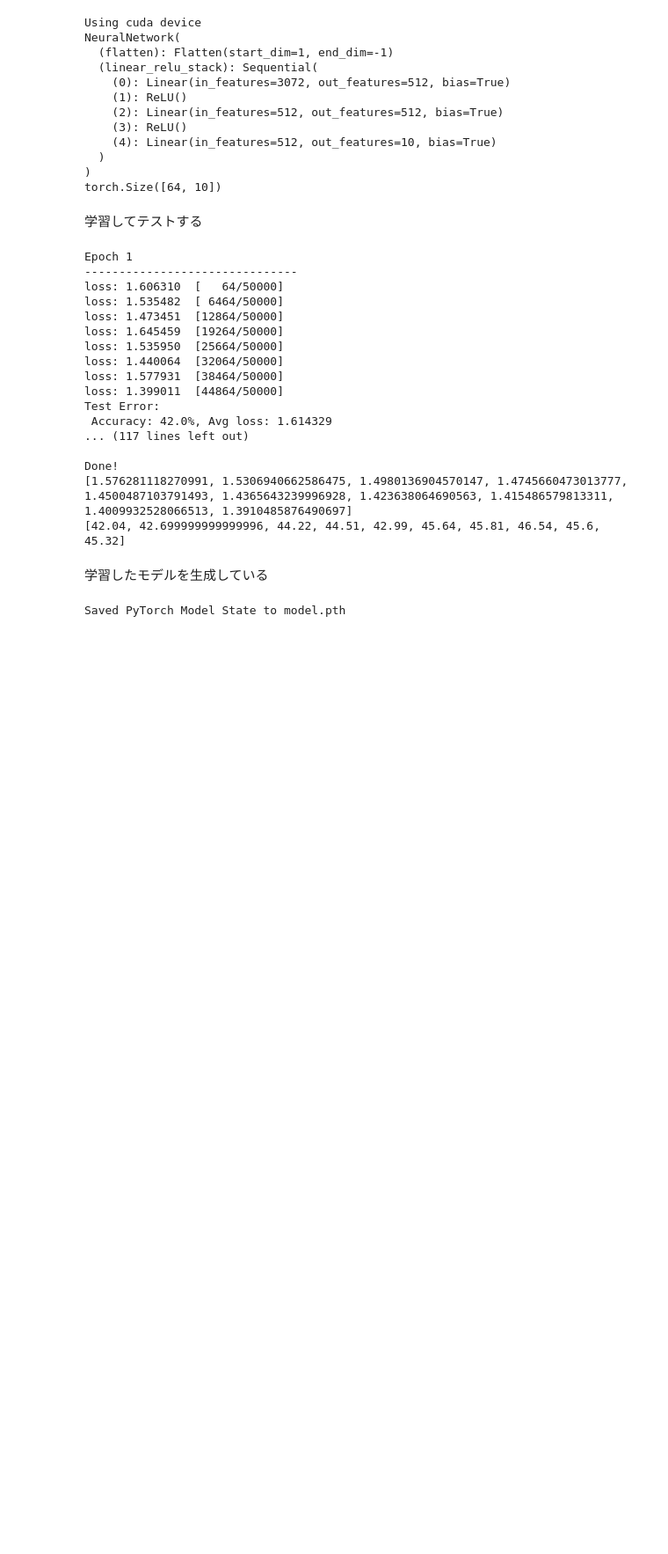
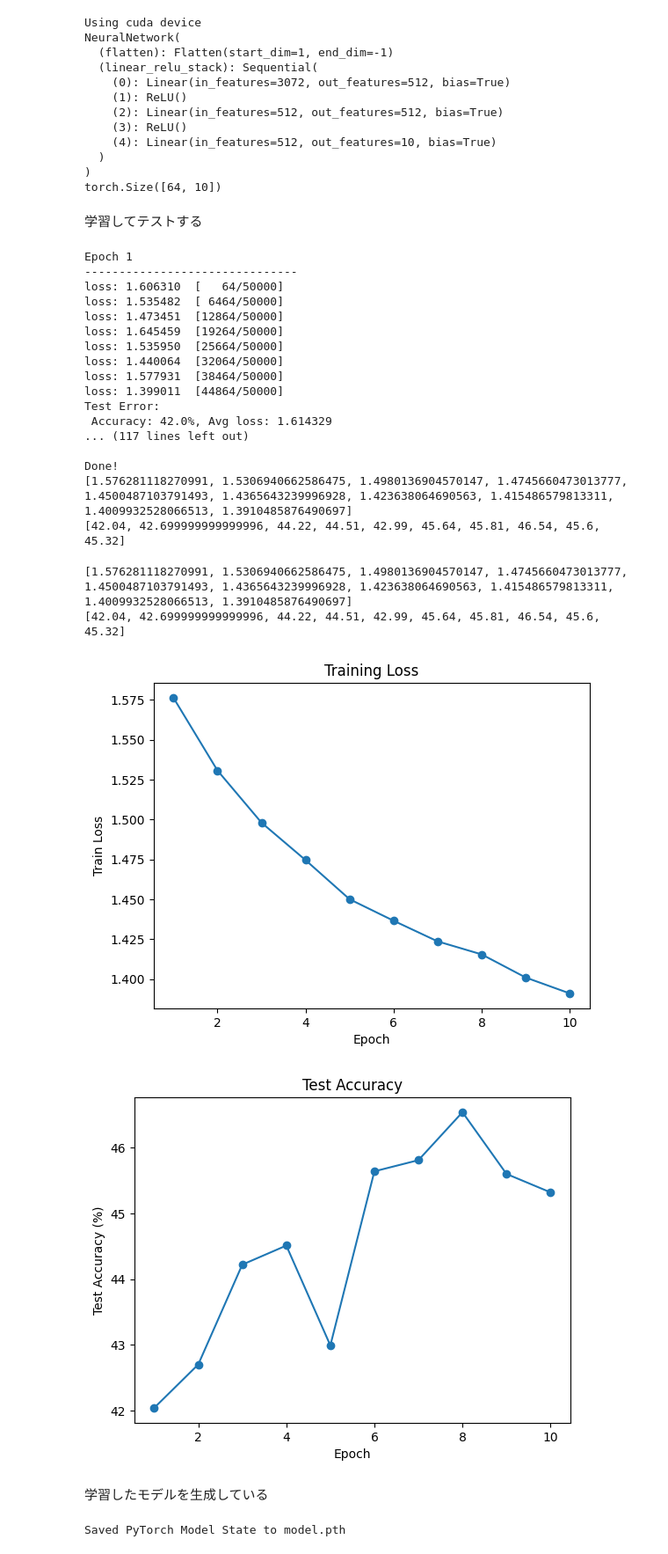
Before and after one commit to juuuuuuuuuuuuuun/pytorch-cifar10, a Jupyter notebook: sutdy_nn.ipynb, the cells around one changed output. Shown at 88% size. Cells and saved outputs as stored; diff of their text form; code cells hidden in the pictures; blank space fills up the shorter version.

```diff
--- a/sutdy_nn.ipynb
+++ b/sutdy_nn.ipynb
@@ -173,6 +173,33 @@ Test Error:
 Done!
 [1.576281118270991, 1.5306940662586475, 1.4980136904570147, 1.4745660473013777, 1.4500487103791493, 1.4365643239996928, 1.423638064690563, 1.415486579813311, 1.4009932528066513, 1.3910485876490697]
 [42.04, 42.699999999999996, 44.22, 44.51, 42.99, 45.64, 45.81, 46.54, 45.6, 45.32]
+# %%
+print(train_losses)
+print(test_accs)
+import matplotlib.pyplot as plt
+
+epochs_range = range(1, len(train_losses) + 1)
+
+plt.figure()
+plt.plot(epochs_range, train_losses, marker="o")
+plt.xlabel("Epoch")
+plt.ylabel("Train Loss")
+plt.title("Training Loss")
+plt.savefig("train_loss.png")
+plt.show()
+
+plt.figure()
+plt.plot(epochs_range, test_accs, marker="o")
+plt.xlabel("Epoch")
+plt.ylabel("Test Accuracy (%)")
+plt.title("Test Accuracy")
+plt.savefig("test_accuracy.png")
+plt.show()
+# %% [output]
+[1.576281118270991, 1.5306940662586475, 1.4980136904570147, 1.4745660473013777, 1.4500487103791493, 1.4365643239996928, 1.423638064690563, 1.415486579813311, 1.4009932528066513, 1.3910485876490697]
+[42.04, 42.699999999999996, 44.22, 44.51, 42.99, 45.64, 45.81, 46.54, 45.6, 45.32]
+[figure, added]
+[figure, added]
 # %% [markdown]
 学習したモデルを生成している
 # %%
```
